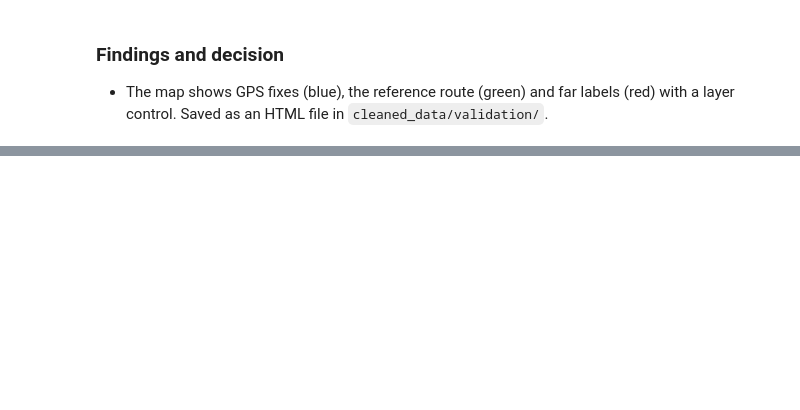
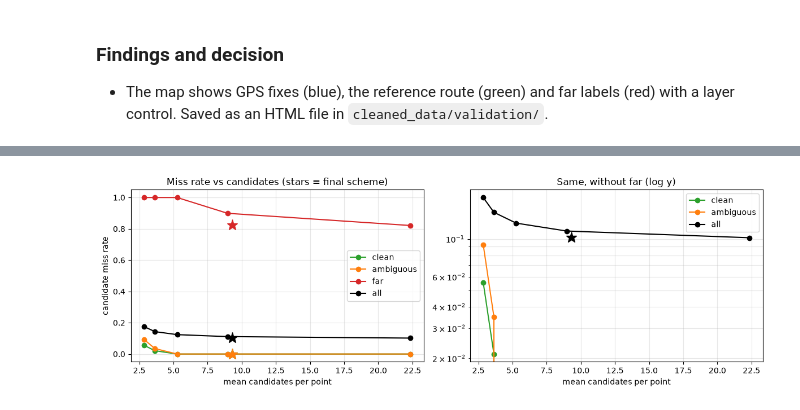
Before and after one commit to cosmocode-source/PATHSNAP, a Jupyter notebook: data_preprocessing/data_preprocessing/PathSnap_Preprocessing.ipynb, the cells around one changed output, grey strips where cells are left out. Cells and saved outputs as stored; diff of their text form; code cells hidden in the pictures; blank space fills up the shorter version.

```diff
--- a/data_preprocessing/data_preprocessing/PathSnap_Preprocessing.ipynb
+++ b/data_preprocessing/data_preprocessing/PathSnap_Preprocessing.ipynb
@@ -502,0 +543,32 @@ folium.LayerControl().add_to(m); m.save(VAL / f"sanity_map_train_{tid}.html"); m
+# %%
+"""Candidate Miss Rate by radius and for the final scheme (TRAIN, all 80 trips), split by label quality."""
+LQ = lab["train"][["trip_id", "gps_row", "arc_id", "label_distance_m", "label_quality"]].rename(columns={"arc_id": "label_arc"})
+rows_out = []
+for R_ in CONFIG["cand_study_radii_m"]:
+    cnts = []
+    for tid in SPLITS["train"]:
+        tr = trips[("train", tid)]; rr, _ = P.query_radius(tr, np.arange(tr.n_gps), R_, CONFIG["cand_query_chunk_points"])
+        cnts.append(np.bincount(rr, minlength=tr.n_gps))
+    cnts = np.concatenate(cnts)                                          # candidates per point at radius R_ (pure radius query)
+    # a label arc is a candidate at radius R iff its exact point-arc distance <= R (same arcs the query returns)
+    miss = (LQ.label_distance_m > R_)
+    rec = dict(scheme=f"radius {R_:g} m", mean_cand=cnts.mean(), p99_cand=np.quantile(cnts, .99), max_cand=cnts.max(), zero_cand_share=(cnts == 0).mean(),
+               miss_all=miss.mean())
+    for q_ in ("clean", "ambiguous", "far"): rec["miss_" + q_] = miss[LQ.label_quality == q_].mean()
+    rows_out.append(rec)
+# final scheme: membership of the labelled arc in the ACTUAL candidate set (includes fallback, nearest-K and the cap)
+fin = pd.concat([cand_pairs["train"][t].assign(trip_id=t)[["trip_id", "gps_row", "arc_id"]] for t in SPLITS["train"]], ignore_index=True)
+fin["is_label"] = 1
+chk = LQ.merge(fin.rename(columns={"arc_id": "label_arc"}), on=["trip_id", "gps_row", "label_arc"], how="left")
+chk["in_cand"] = chk.is_label.fillna(0).astype(bool)
+pt_tr = allp["train"]
+rec = dict(scheme="FINAL (50 -> 100 -> nearest-K, cap)", mean_cand=pt_tr.n_candidates.mean(), p99_cand=pt_tr.n_candidates.quantile(.99), max_cand=pt_tr.n_candidates.max(),
+           zero_cand_share=0.0, miss_all=(~chk.in_cand).mean())
+for q_ in ("clean", "ambiguous", "far"): rec["miss_" + q_] = (~chk.in_cand)[chk.label_quality == q_].mean()
+rows_out.append(rec)
+miss_tbl = pd.DataFrame(rows_out); miss_tbl.to_csv(VAL / "candidate_miss_rate_train.csv", index=False); display(miss_tbl.round(4))
+src_tbl = pt_tr.merge(chk[["trip_id", "gps_row", "in_cand", "label_quality"]], on=["trip_id", "gps_row"]).groupby("candidate_source").agg(
+    points=("gps_row", "size"), share=("gps_row", lambda x: len(x) / len(pt_tr)), mean_cand=("n_candidates", "mean"), miss_all=("in_cand", lambda x: 1 - x.mean()))
+display(src_tbl.round(4))
+print("final scheme: clean+ambiguous points missing their label arc:", int((~chk.in_cand & chk.label_quality.isin(["clean", "ambiguous"])).sum()),
+      "| far points missing:", int((~chk.in_cand & (chk.label_quality == "far")).sum()))
@@ -502,0 +589,15 @@ folium.LayerControl().add_to(m); m.save(VAL / f"sanity_map_train_{tid}.html"); m
+# %%
+"""Plot miss rate vs mean candidates per point (train)."""
+fig, ax = plt.subplots(1, 2, figsize=(12, 4))
+rad = miss_tbl.iloc[:-1]
+for col, c in [("miss_clean", "C2"), ("miss_ambiguous", "C1"), ("miss_far", "C3"), ("miss_all", "k")]:
+    ax[0].plot(rad.mean_cand, rad[col], "o-", c=c, label=col.replace("miss_", ""))
+    ax[0].plot(miss_tbl.mean_cand.iloc[-1], miss_tbl[col].iloc[-1], "*", c=c, ms=14)
+ax[0].set_xlabel("mean candidates per point"); ax[0].set_ylabel("candidate miss rate"); ax[0].set_title("Miss rate vs candidates (stars = final scheme)")
+ax[0].legend(); ax[0].grid(alpha=.3)
+for col, c in [("miss_clean", "C2"), ("miss_ambiguous", "C1"), ("miss_all", "k")]:
+    ax[1].plot(rad.mean_cand, rad[col], "o-", c=c, label=col.replace("miss_", "")); ax[1].plot(miss_tbl.mean_cand.iloc[-1], miss_tbl[col].iloc[-1], "*", c=c, ms=14)
+ax[1].set_yscale("log"); ax[1].set_xlabel("mean candidates per point"); ax[1].set_title("Same, without far (log y)"); ax[1].legend(); ax[1].grid(alpha=.3, which="both")
+plt.tight_layout(); plt.savefig(VAL / "figures" / "miss_rate_vs_candidates.png", dpi=130); plt.show()
+# %% [output]
+[figure, added]
```
Also changed, not shown: parts of 10 cells of this notebook, 8 other files.
